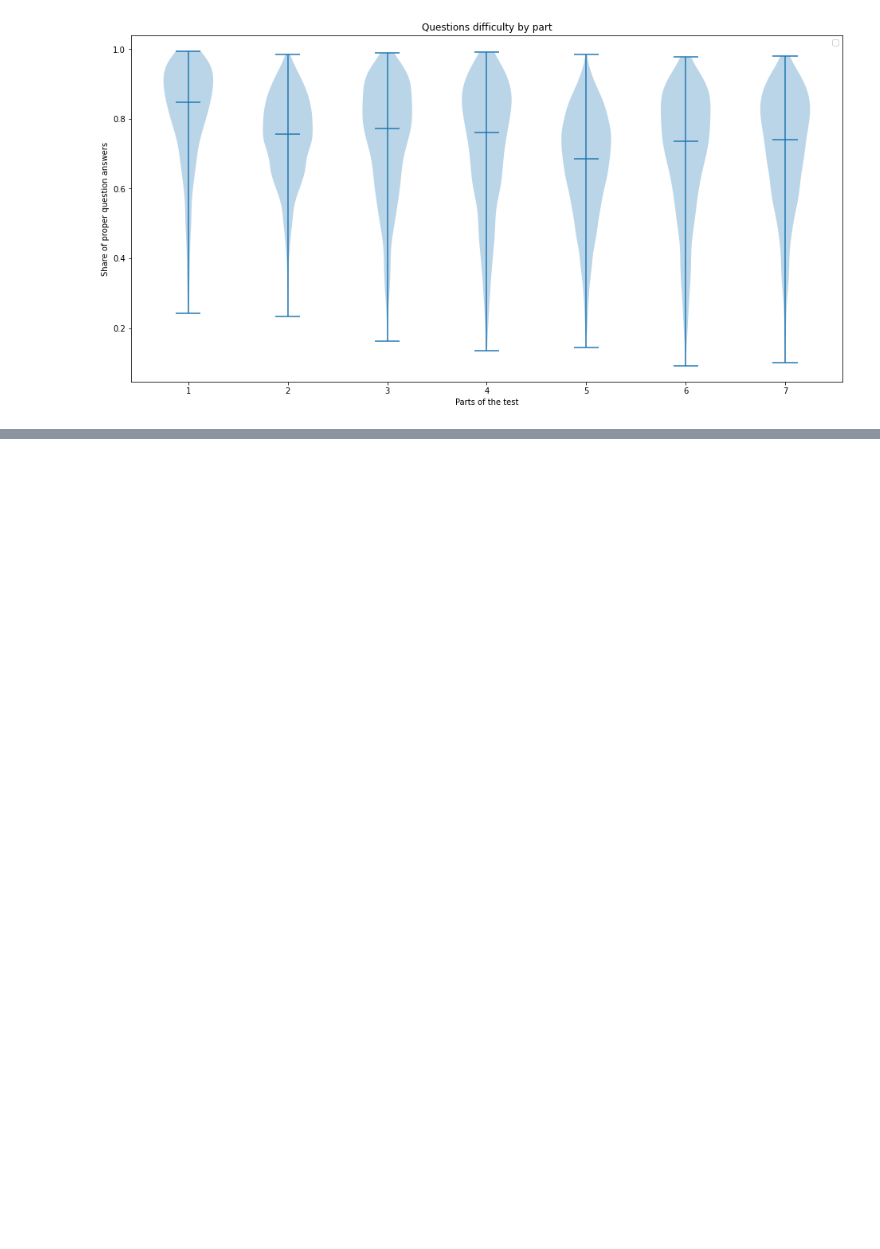
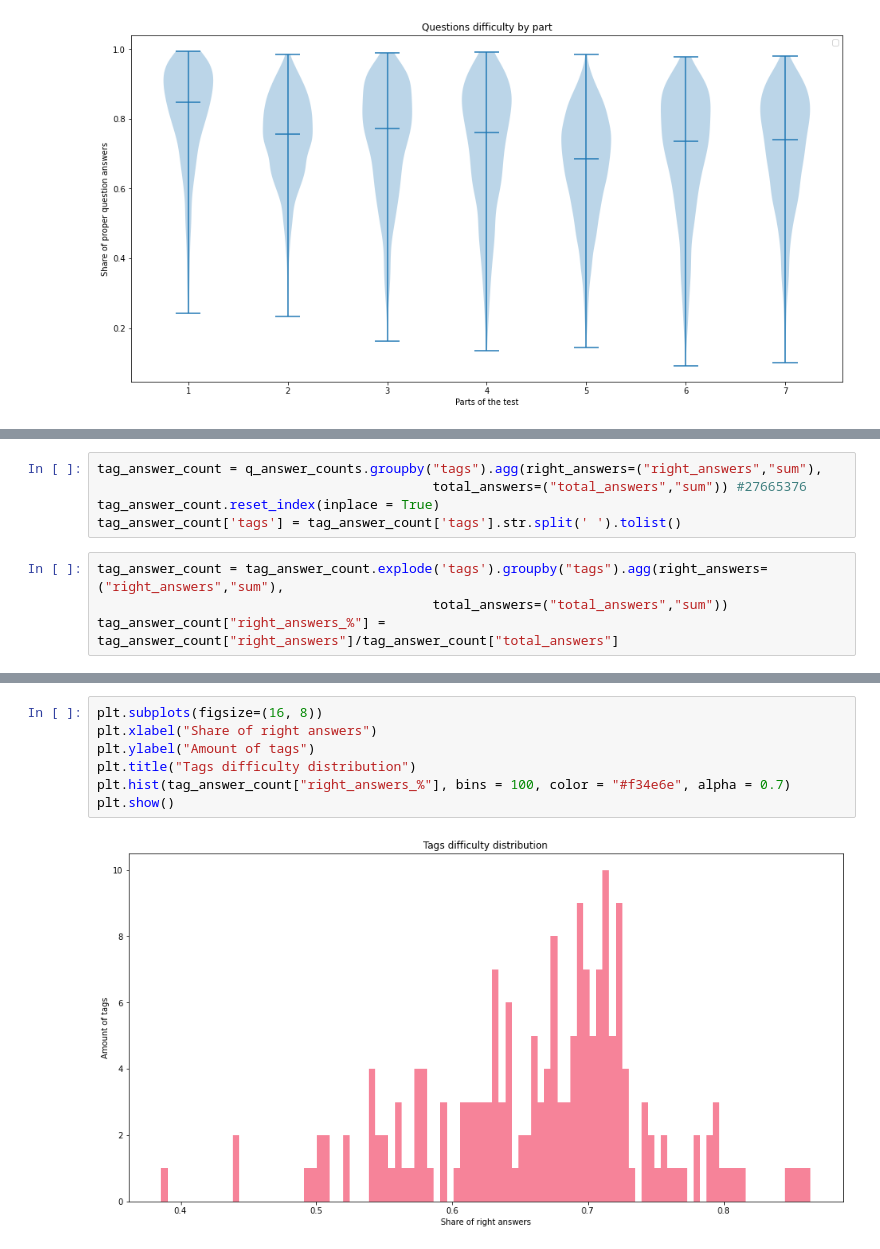
Before and after one commit to pluie-d-automne/homeworks, a Jupyter notebook: python/python_hw2_riiid_aied_challenge/python_hw2_riiid_aied_challenge.ipynb, the cells around one changed output, grey strips where cells are left out. Cells and saved outputs as stored; diff of their text form; blank space fills up the shorter version.

```diff
--- a/python/python_hw2_riiid_aied_challenge/python_hw2_riiid_aied_challenge.ipynb
+++ b/python/python_hw2_riiid_aied_challenge/python_hw2_riiid_aied_challenge.ipynb
@@ -249,0 +317,9 @@ No artists with labels found to put in legend.  Note that artists whose label st
+# %%
+tag_answer_count = q_answer_counts.groupby("tags").agg(right_answers=("right_answers","sum"),
+                                           total_answers=("total_answers","sum")) #27665376
+tag_answer_count.reset_index(inplace = True)
+tag_answer_count['tags'] = tag_answer_count['tags'].str.split(' ').tolist()
+# %%
+tag_answer_count = tag_answer_count.explode('tags').groupby("tags").agg(right_answers=("right_answers","sum"),
+                                           total_answers=("total_answers","sum"))
+tag_answer_count["right_answers_%"] = tag_answer_count["right_answers"]/tag_answer_count["total_answers"]
@@ -249,0 +338,9 @@ No artists with labels found to put in legend.  Note that artists whose label st
+# %%
+plt.subplots(figsize=(16, 8))
+plt.xlabel("Share of right answers")
+plt.ylabel("Amount of tags")
+plt.title("Tags difficulty distribution")
+plt.hist(tag_answer_count["right_answers_%"], bins = 100, color = "#f34e6e", alpha = 0.7)
+plt.show()
+# %% [output]
+[figure, added]
```
Also changed, not shown: parts of 34 cells of this notebook.
